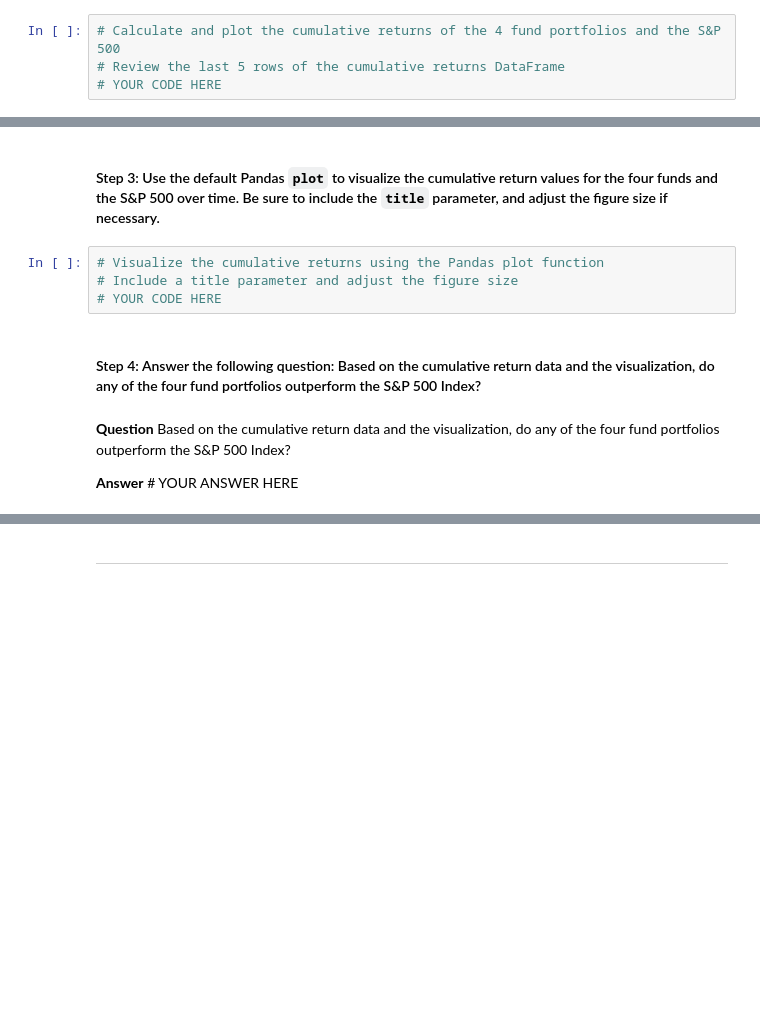
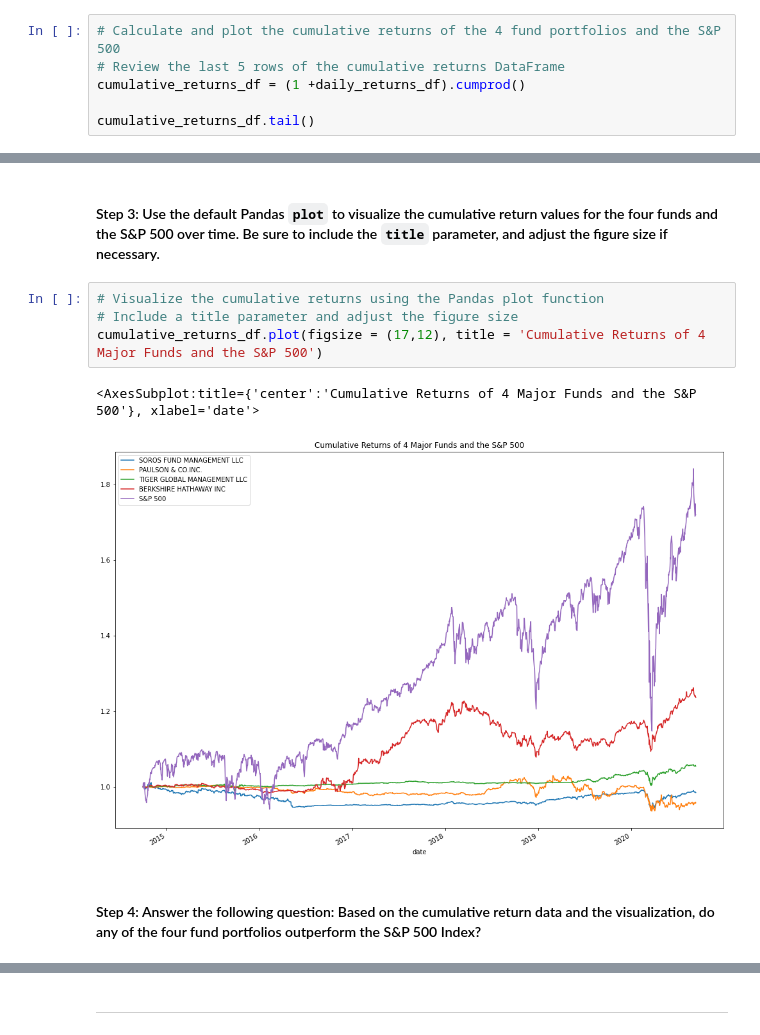
Before and after one commit to briggslalor/Challenge_4, a Jupyter notebook: risk_return_analysis.ipynb, the cells around one changed output, grey strips where cells are left out. Drawn from its saved outputs; the diff is of its cells as text; blank space fills up the shorter version.

```diff
--- a/risk_return_analysis.ipynb
+++ b/risk_return_analysis.ipynb
@@ -158,4 +161,6 @@ Analyze the data to determine if any of the portfolios outperform the broader st
 # %%
 # Calculate and plot the cumulative returns of the 4 fund portfolios and the S&P 500
 # Review the last 5 rows of the cumulative returns DataFrame
-# YOUR CODE HERE
+cumulative_returns_df = (1 +daily_returns_df).cumprod()
+
+cumulative_returns_df.tail()
@@ -164,10 +177,9 @@ Analyze the data to determine if any of the portfolios outperform the broader st
 # %%
 # Visualize the cumulative returns using the Pandas plot function
 # Include a title parameter and adjust the figure size
-# YOUR CODE HERE
+cumulative_returns_df.plot(figsize = (17,12), title = 'Cumulative Returns of 4 Major Funds and the S&P 500')
+# %% [output]
+<AxesSubplot:title={'center':'Cumulative Returns of 4 Major Funds and the S&P 500'}, xlabel='date'>
+[figure, added]
 # %% [markdown]
 #### Step 4: Answer the following question: Based on the cumulative return data and the visualization, do any of the four fund portfolios outperform the S&P 500 Index?
-# %% [markdown]
-**Question** Based on the cumulative return data and the visualization, do any of the four fund portfolios outperform the S&P 500 Index?
-
-**Answer** # YOUR ANSWER HERE
```
Also changed, not shown: parts of 4 cells of this notebook.
